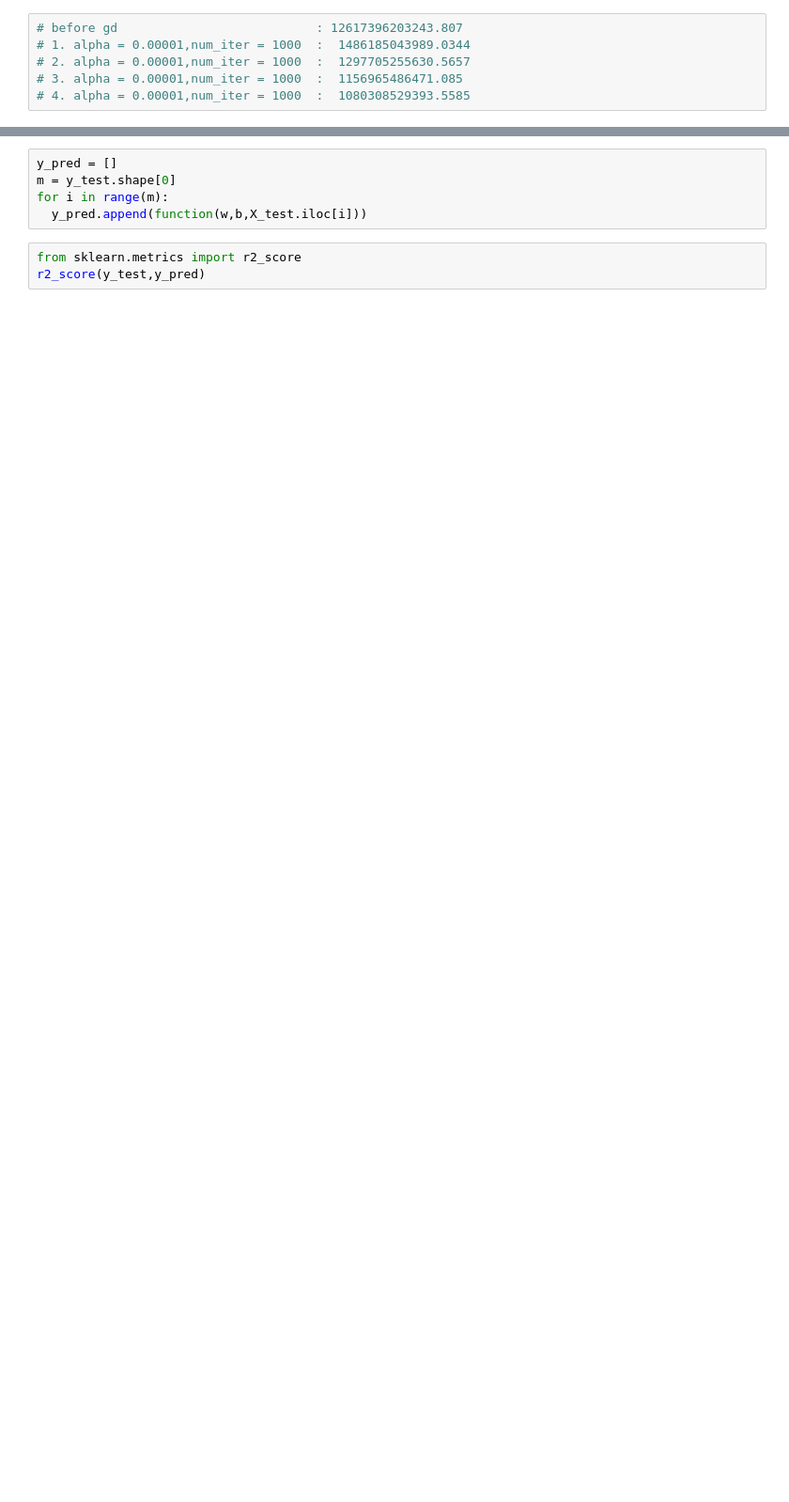
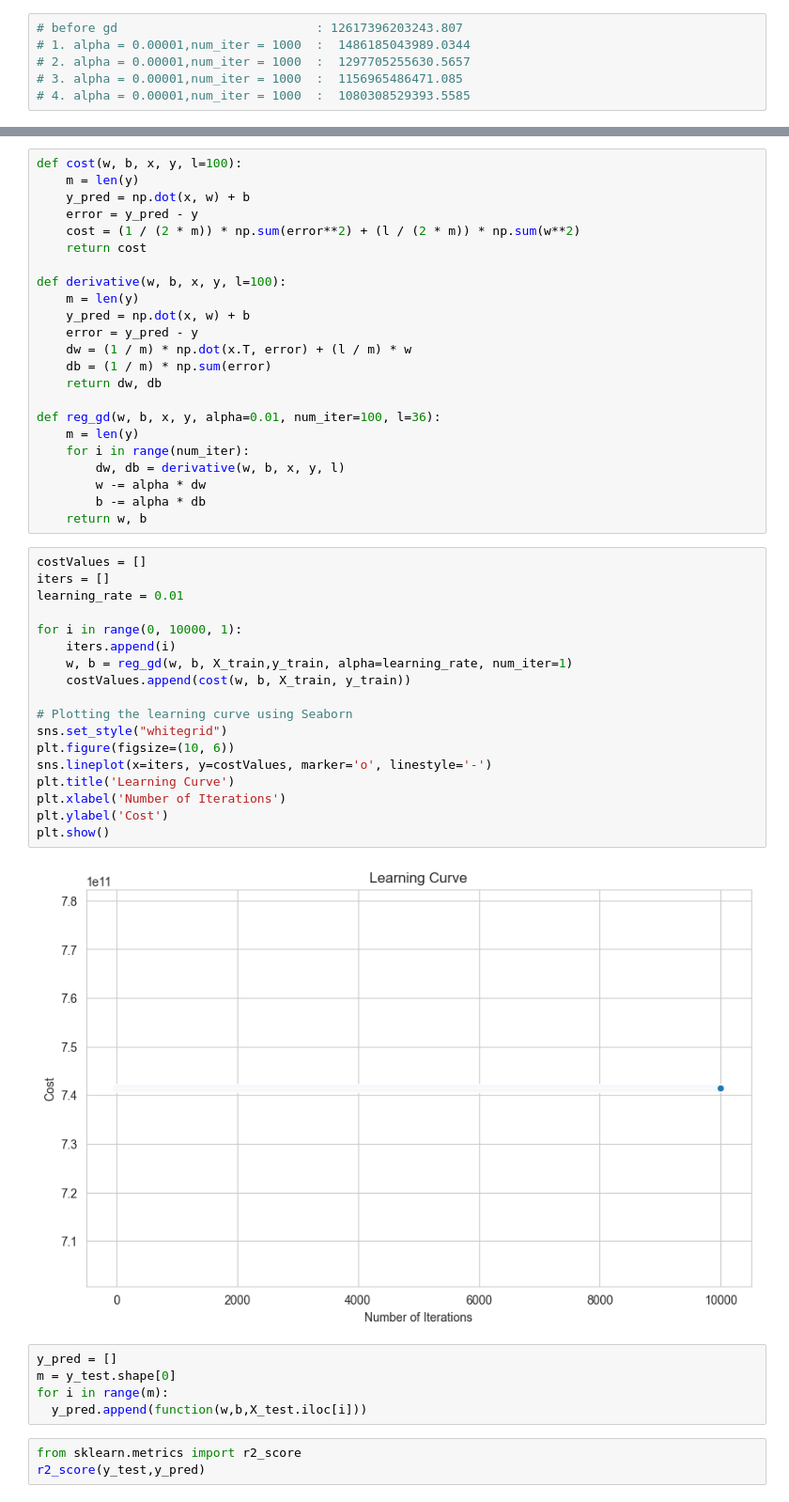
Before and after one commit to maheXh/ML_Implementation-Practice, a Jupyter notebook: multiple_reg_copy(adv) - Copy.ipynb, the cells around one changed output, grey strips where cells are left out. Shown at 94% size. Drawn from its saved outputs; the diff is of its cells as text; blank space fills up the shorter version.

```diff
--- a/multiple_reg_copy(adv) - Copy.ipynb
+++ b/multiple_reg_copy(adv) - Copy.ipynb
@@ -241,3 +257,46 @@ y_train.iloc[6]
+# %%
+def cost(w, b, x, y, l=100):
+    m = len(y)
+    y_pred = np.dot(x, w) + b
+    error = y_pred - y
+    cost = (1 / (2 * m)) * np.sum(error**2) + (l / (2 * m)) * np.sum(w**2)
+    return cost
+
+def derivative(w, b, x, y, l=100):
+    m = len(y)
+    y_pred = np.dot(x, w) + b
+    error = y_pred - y
+    dw = (1 / m) * np.dot(x.T, error) + (l / m) * w
+    db = (1 / m) * np.sum(error)
+    return dw, db
+
+def reg_gd(w, b, x, y, alpha=0.01, num_iter=100, l=36):
+    m = len(y)
+    for i in range(num_iter):
+        dw, db = derivative(w, b, x, y, l)
+        w -= alpha * dw
+        b -= alpha * db
+    return w, b
+# %%
+costValues = []
+iters = []
+learning_rate = 0.01
+
+for i in range(0, 10000, 1):
+    iters.append(i)
+    w, b = reg_gd(w, b, X_train,y_train, alpha=learning_rate, num_iter=1)
+    costValues.append(cost(w, b, X_train, y_train))
+
+# Plotting the learning curve using Seaborn
+sns.set_style("whitegrid")
+plt.figure(figsize=(10, 6))
+sns.lineplot(x=iters, y=costValues, marker='o', linestyle='-')
+plt.title('Learning Curve')
+plt.xlabel('Number of Iterations')
+plt.ylabel('Cost')
+plt.show()
+# %% [output]
+[figure, added]
 # %%
 y_pred = []
 m = y_test.shape[0]
```
Also changed, not shown: parts of 31 cells of this notebook.
